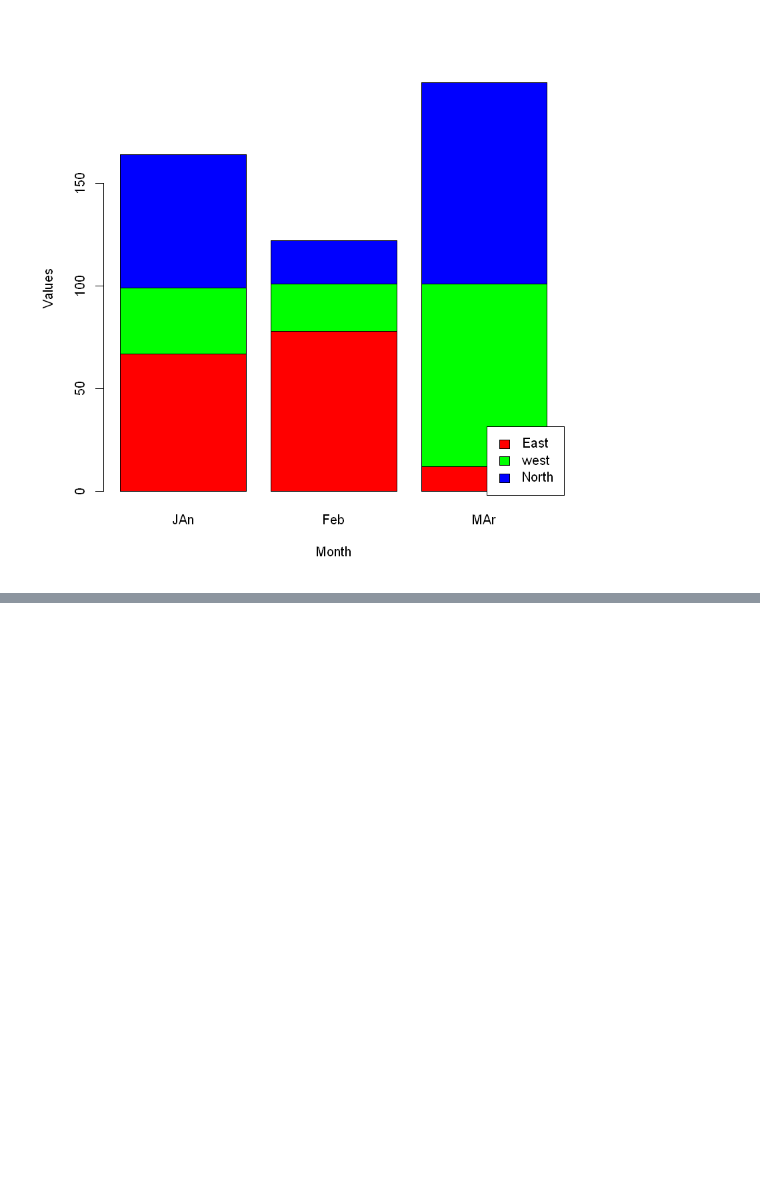
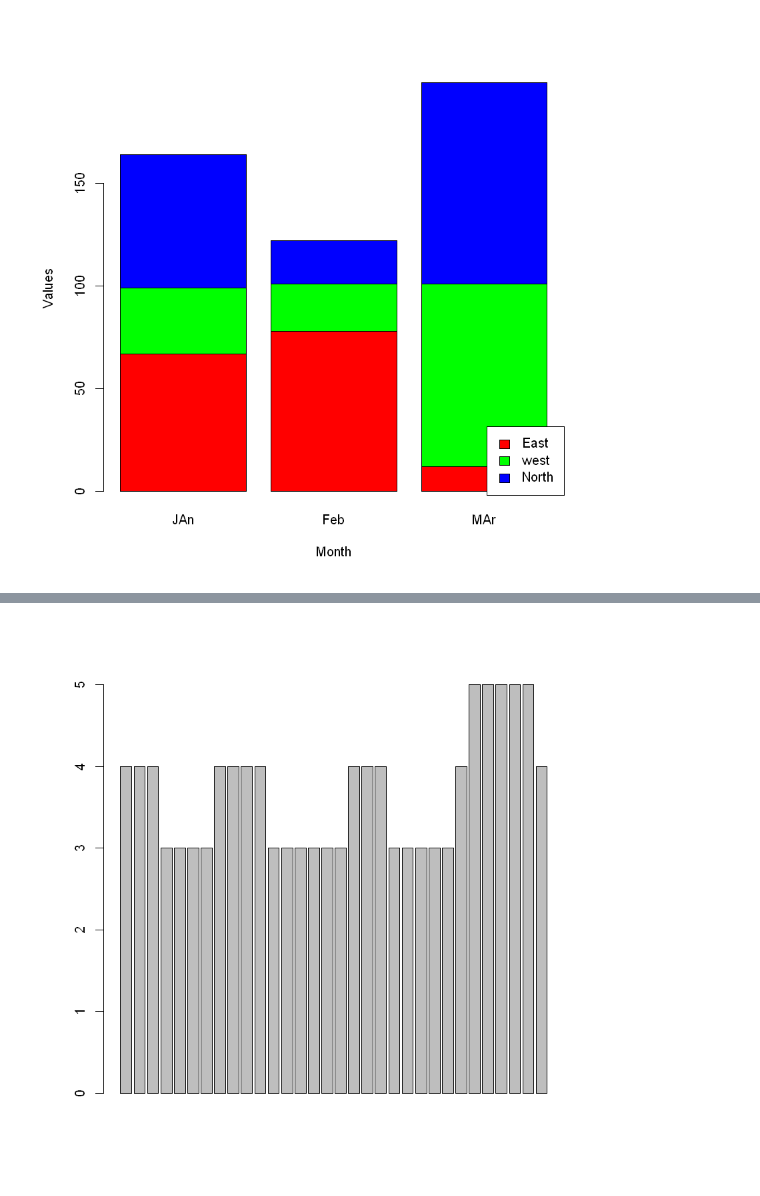
Before and after one commit to dipaliziman/Edubridge_Data_Analytics, a Jupyter notebook: Python Notes/ML,R,Python/R data visualisation.ipynb, the cells around one changed output, grey strips where cells are left out. Cells and saved outputs as stored; diff of their text form; code cells hidden in the pictures; blank space fills up the shorter version.

```diff
--- a/Python Notes/ML,R,Python/R data visualisation.ipynb
+++ b/Python Notes/ML,R,Python/R data visualisation.ipynb
@@ -93,0 +132,4 @@ legend("bottomright",regions,fill=c("red","green","blue"))
+# %%
+barplot(mtcars$gear)
+# %% [output]
+[figure, added]
```
Also changed, not shown: parts of 24 cells of this notebook, 4 other files.
